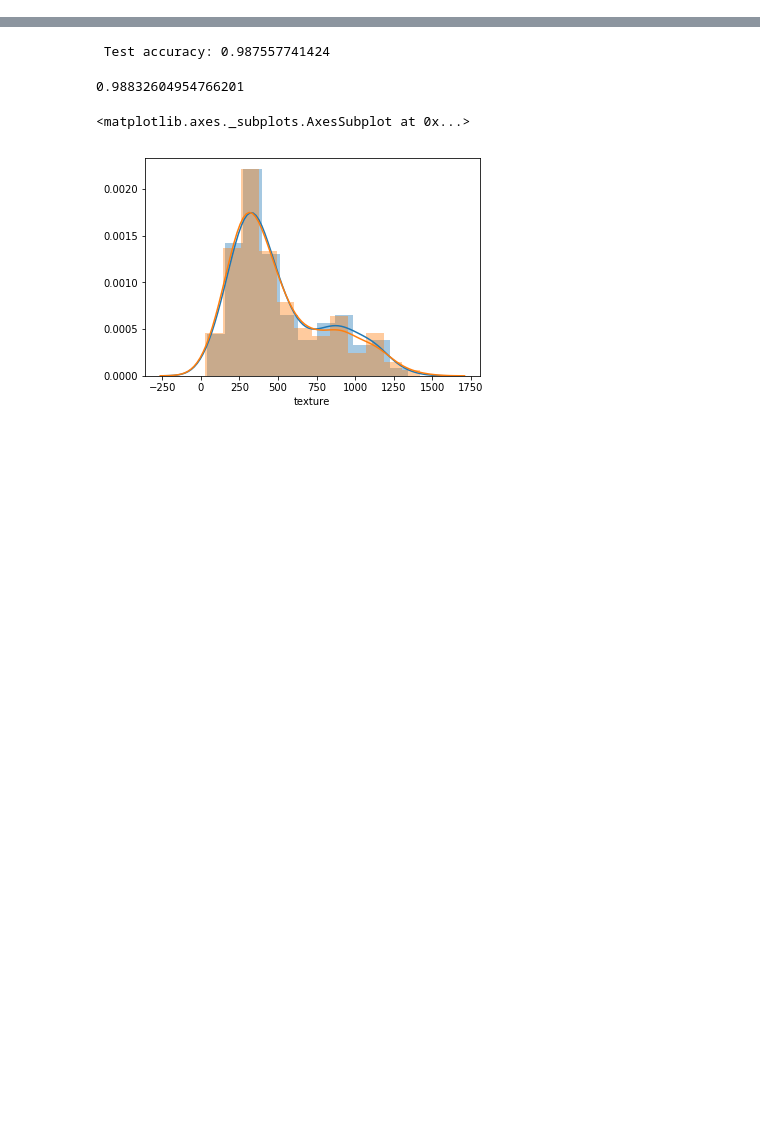
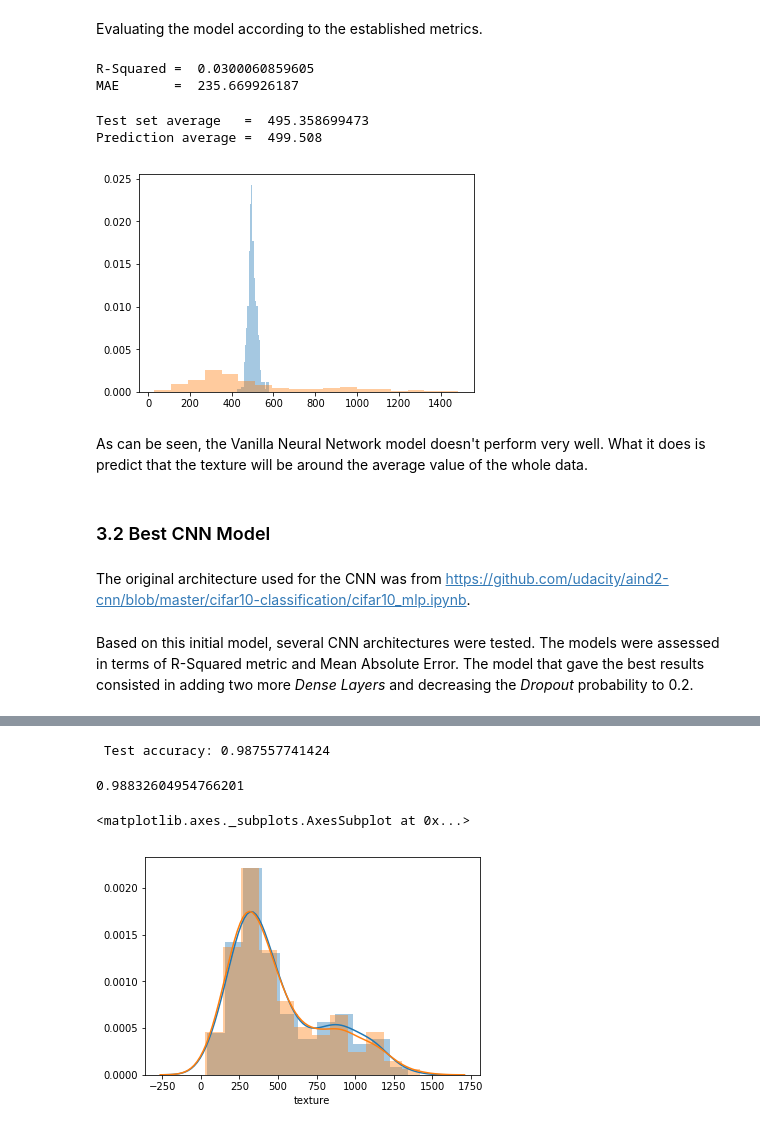
Before and after one commit to davibarreira/gravel_analysis, a Jupyter notebook: CNN_Regression.ipynb, the cells around one changed output, grey strips where cells are left out. Drawn from its saved outputs; the diff is of its cells as text; code cells hidden in the pictures; blank space fills up the shorter version.

```diff
--- a/CNN_Regression.ipynb
+++ b/CNN_Regression.ipynb
@@ -116,0 +62,8 @@ checkpointer = ModelCheckpoint(filepath='model.weights.best.hdf5', verbose=1,
+# %%
+model = Sequential()
+model.add(Flatten(input_shape = x_train.shape[1:]))
+model.add(Dense(1000, activation='relu'))
+model.add(Dropout(0.2))
+model.add(Dense(1))
+
+model.summary()
@@ -117,3 +86,10 @@ checkpointer = ModelCheckpoint(filepath='model.weights.best.hdf5', verbose=1,
+# %%
+# compile the model
+model.compile(loss='mean_squared_error', optimizer='adam',
+                  metrics=[rsquared])
+
+checkpointer = ModelCheckpoint(filepath='model.weights.vanilla.hdf5', verbose=1,
+                               save_best_only=True)
 # %%
 hist = model.fit(x_train, y_train, batch_size=30, epochs=20,
           validation_data=(x_valid, y_valid), callbacks=[checkpointer],
@@ -139,3 +115,37 @@ Epoch 00019: val_loss did not improve
 # %%
 # load the weights that yielded the best validation accuracy
-model.load_weights('model.weights.best.hdf5')
+model.load_weights('model.weights.vanilla.hdf5')
+# %% [markdown]
+Evaluating the model according to the established metrics.
+# %%
+y_hat = model.predict(x_test) # Model prediction
+r2_vanilla = r2_score(y_test,y_hat) # R-squared
+
+y_test = y_test.reshape((y_test.shape[0],1)) # Adjust shape of array
+
+residual = y_test - y_hat # Calculating the residuals from the real and the predicted
+mae_vanilla      = np.mean((residual**2)**0.5) # Calculating the Mean Absolute Error
+
+print("R-Squared = ", r2_vanilla)
+print("MAE       = ", mae_vanilla)
+# %% [output]
+R-Squared =  0.0300060859605
+MAE       =  235.669926187
+# %%
+# Visualizing the prediction distribution and the test set distribution
+sns.distplot(y_hat,kde=False,norm_hist=True)
+sns.distplot(y_test,kde=False,norm_hist=True)
+print("Test set average   = ",np.average(y_test))
+print("Prediction average = ",np.average(y_hat))
+# %% [output]
+Test set average   =  495.358699473
+Prediction average =  499.508
+[figure, added]
+# %% [markdown]
+As can be seen, the Vanilla Neural Network model doesn't perform very well. What it does is predict that the texture will be around the average value of the whole data.
+# %% [markdown]
+### 3.2 Best CNN Model
+# %% [markdown]
+The original architecture used for the CNN was from https://github.com/udacity/aind2-cnn/blob/master/cifar10-classification/cifar10_mlp.ipynb.
+# %% [markdown]
+Based on this initial model, several CNN architectures were tested. The models were assessed in terms of R-Squared metric and Mean Absolute Error. The model that gave the best results consisted in adding two more *Dense Layers* and decreasing the *Dropout* probability to 0.2.
```
Also changed, not shown: parts of 28 cells of this notebook, 1 other file.
